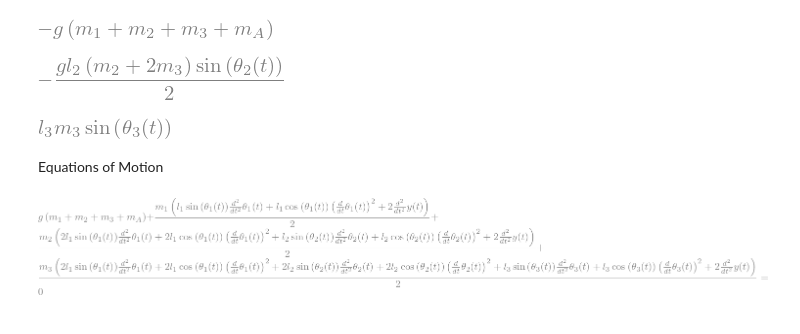
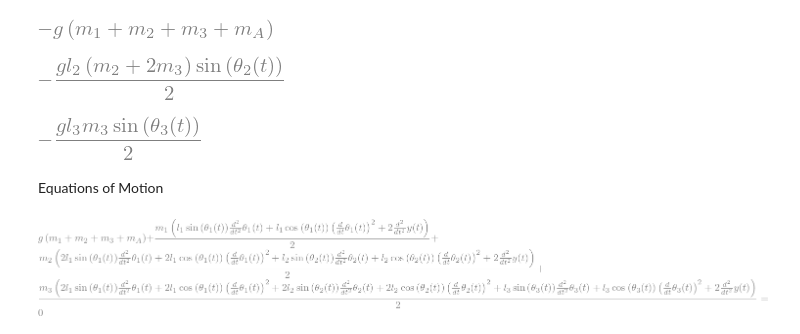
Before and after one commit to yobelabraham/ME469-Group1, a Jupyter notebook: Symbolic Computing/equations.ipynb, the cells around one changed output. Drawn from its saved outputs; the diff is of its cells as text; code cells hidden in the pictures.

```diff
--- a/Symbolic Computing/equations.ipynb
+++ b/Symbolic Computing/equations.ipynb
@@ -277,10 +277,10 @@ e_2
 # %% [output]
 [figure]
 # %%
-e_3 = simplify(l_3*m_3*sin(theta_3))
+e_3 = simplify(- g * l_3*m_3*sin(theta_3) / 2)
 e_3
 # %% [output]
-[figure, old version]
+[figure, new version]
 # %% [markdown]
 Equations of Motion
 # %%
```
